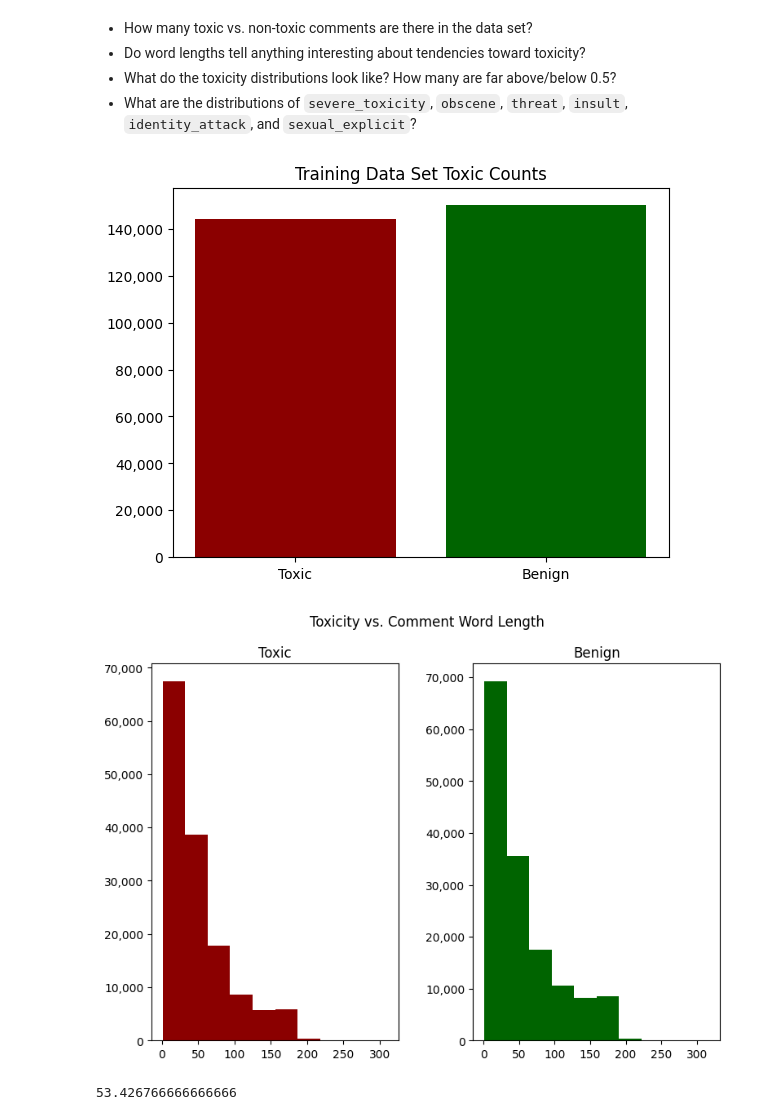
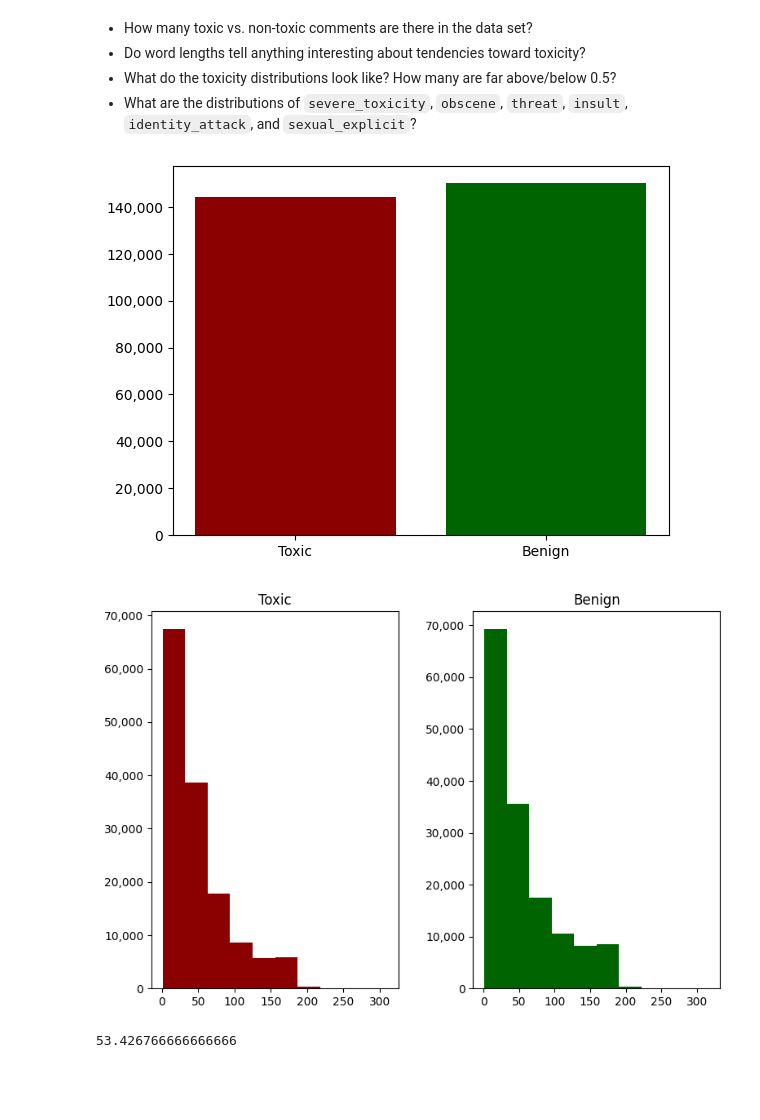
Before and after one commit to danlincoln/toxic-text-classifier, a Jupyter notebook: src/jupyter/data_exploration.ipynb, the cells around one changed output. Drawn from its saved outputs; the diff is of its cells as text; code cells hidden in the pictures; blank space fills up the shorter version.

Commit message:
Remove chart headings.

```diff
--- a/src/jupyter/data_exploration.ipynb
+++ b/src/jupyter/data_exploration.ipynb
@@ -59,25 +59,24 @@ comments_df["word_length"] = comments_df["unprocessed"].apply(
 # %%
 from collections import Counter
 import matplotlib
 import matplotlib.pyplot as plt
 
 c = Counter(comments_df["rating"])
 
 counts = c.values()
 labels = list(map(lambda x: "Toxic" if x else "Benign", c.keys()))
 colors = list(map(lambda x: "darkred" if x else "darkgreen", c.keys()))
 
 fig, ax = plt.subplots()
 
 ax.bar(labels, counts, color=colors)
-ax.set_title("Training Data Set Toxic Counts")
 ax.get_yaxis().set_major_formatter(
     matplotlib.ticker.FuncFormatter(lambda x, p: format(int(x), ','))
 )
 
 plt.show()
 # %% [output]
-[figure, old version]
+[figure, new version]
 # %%
 import matplotlib.pyplot as plt
 
@@ -97,10 +96,9 @@ axs[1].get_yaxis().set_major_formatter(
 )
 
 plt.subplots_adjust(wspace=0.3)
-fig.suptitle("Toxicity vs. Comment Word Length")
 plt.show()
 # %% [output]
-[figure, old version]
+[figure, new version]
 # %%
 comments_df[comments_df["rating"] != True]["word_length"].mean()
 # %% [output]
```
Also changed, not shown: parts of 2 cells of this notebook, 1 other file.
